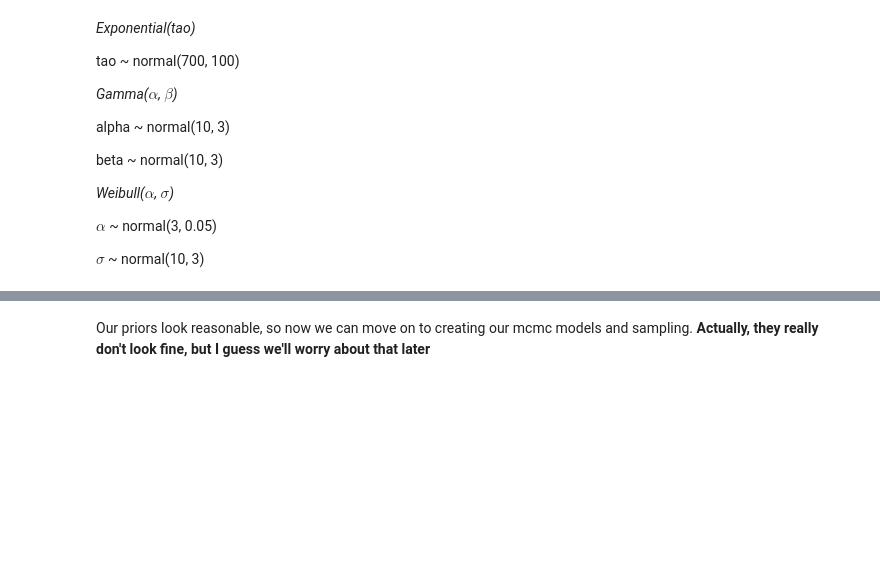
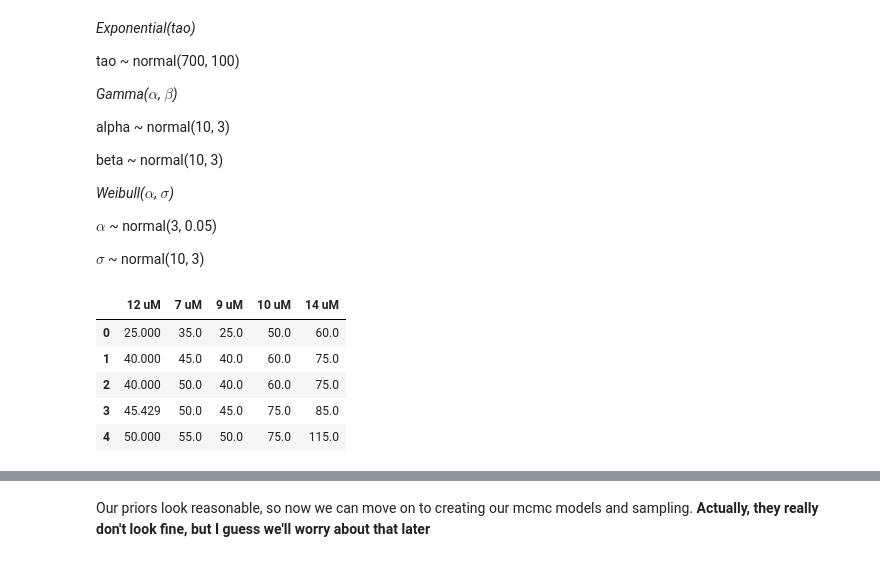
Before and after one commit to heathjohn62/bebi103, a Jupyter notebook: sandbox/hw8_MariaSandbox.ipynb, the cells around one changed output, grey strips where cells are left out. Cells and saved outputs as stored; diff of their text form; code cells hidden in the pictures; blank space fills up the shorter version.

```diff
--- a/sandbox/hw8_MariaSandbox.ipynb
+++ b/sandbox/hw8_MariaSandbox.ipynb
@@ -70,3 +70,12 @@ df = pd.read_csv('../data/gardner_mt_catastrophe_only_tubulin.csv', comment = "#
+# %%
+df.head()
+# %% [output]
+|  | 12 uM | 7 uM | 9 uM | 10 uM | 14 uM |
+| 0 | 25.000 | 35.0 | 25.0 | 50.0 | 60.0 |
+| 1 | 40.000 | 45.0 | 40.0 | 60.0 | 75.0 |
+| 2 | 40.000 | 50.0 | 40.0 | 60.0 | 75.0 |
+| 3 | 45.429 | 50.0 | 45.0 | 75.0 | 85.0 |
+| 4 | 50.000 | 55.0 | 50.0 | 75.0 | 115.0 |
 # %%
 prior_sm1 = bebi103.stan.StanModel(file='./8.2_prior_pred_12_m1.stan')
 prior_sm2 = bebi103.stan.StanModel(file='./8.2_prior_pred_12_m2.stan')
```
Also changed, not shown: parts of 15 cells of this notebook, 6 other files.
